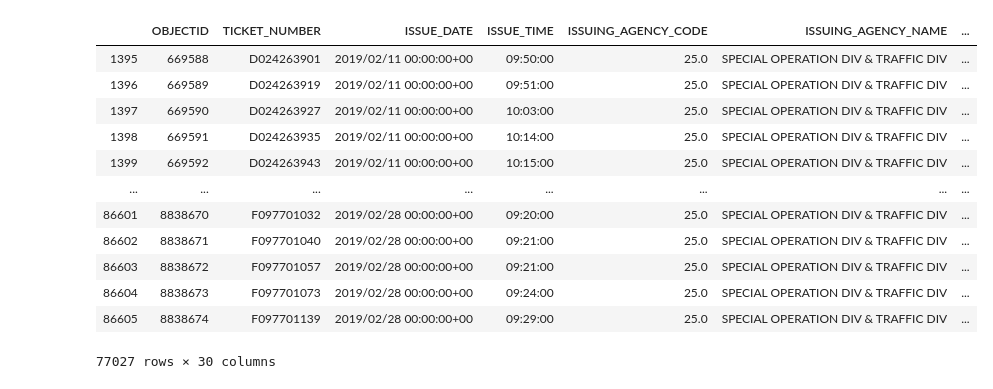
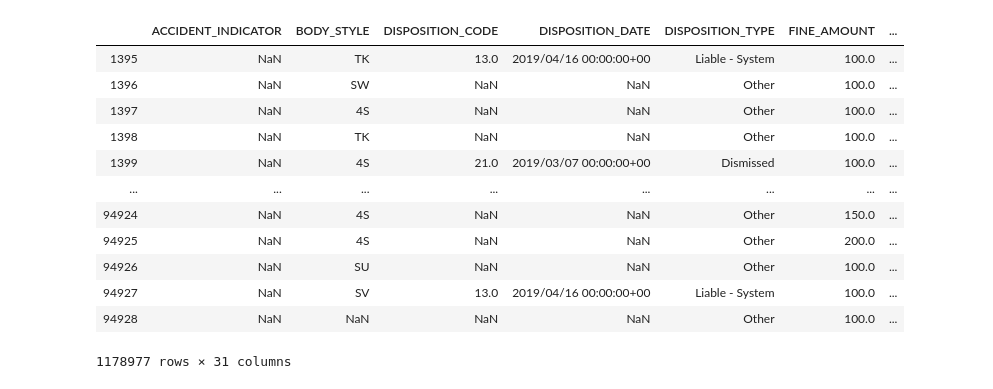
Before and after one commit to carlykelly/Traffic_Project, a Jupyter notebook: Traffic_Data.ipynb, the cells around one changed output. Cells and saved outputs as stored; diff of their text form; code cells hidden in the pictures.

```diff
--- a/Traffic_Data.ipynb
+++ b/Traffic_Data.ipynb
@@ -22,45 +46,49 @@ traffic = pd.read_csv(f"Traffic_Monthly_Data/Moving_Violations_Issued_in_Februar
 # %%
 #Turning each traffic csv into a dataframe
 traffic_df = pd.DataFrame(traffic)
-#traffic2_df = pd.DataFrame(traffic2)
-#traffic3_df = pd.DataFrame(traffic3)
-#traffic4_df = pd.DataFrame(traffic4)
-#traffic5_df = pd.DataFrame(traffic5)
-#traffic6_df = pd.DataFrame(traffic6)
-#traffic7_df = pd.DataFrame(traffic7)
-#traffic7_df = pd.DataFrame(traffic7)
-#traffic8_df = pd.DataFrame(traffic8)
-#traffic9_df = pd.DataFrame(traffic9)
+traffic2_df = pd.DataFrame(traffic2)
+traffic3_df = pd.DataFrame(traffic3)
+traffic4_df = pd.DataFrame(traffic4)
+traffic5_df = pd.DataFrame(traffic5)
+traffic6_df = pd.DataFrame(traffic6)
+traffic7_df = pd.DataFrame(traffic7)
+traffic8_df = pd.DataFrame(traffic8)
+traffic9_df = pd.DataFrame(traffic9)
+traffic10_df = pd.DataFrame(traffic10)
+traffic11_df = pd.DataFrame(traffic11)
+traffic12_df = pd.DataFrame(traffic12)
 
-#traffic_df = pd.concat([traffic_df, traffic2_df], sort = True)
-#traffic_df = pd.concat([traffic_df, traffic3_df], sort = True)
-#traffic_df = pd.concat([traffic_df, traffic4_df], sort = True)
-#traffic_df = pd.concat([traffic_df, traffic5_df], sort = True)
-#traffic_df = pd.concat([traffic_df, traffic6_df], sort = True)
-#traffic_df = pd.concat([traffic_df, traffic7_df], sort = True)
-#traffic_df = pd.concat([traffic_df, traffic8_df], sort = True)
-#traffic_df = pd.concat([traffic_df, traffic9_df], sort = True)
+traffic_df = pd.concat([traffic_df, traffic2_df], sort = True)
+traffic_df = pd.concat([traffic_df, traffic3_df], sort = True)
+traffic_df = pd.concat([traffic_df, traffic4_df], sort = True)
+traffic_df = pd.concat([traffic_df, traffic5_df], sort = True)
+traffic_df = pd.concat([traffic_df, traffic6_df], sort = True)
+traffic_df = pd.concat([traffic_df, traffic7_df], sort = True)
+traffic_df = pd.concat([traffic_df, traffic8_df], sort = True)
+traffic_df = pd.concat([traffic_df, traffic9_df], sort = True)
+traffic_df = pd.concat([traffic_df, traffic10_df], sort = True)
+traffic_df = pd.concat([traffic_df, traffic11_df], sort = True)
+traffic_df = pd.concat([traffic_df, traffic12_df], sort = True)
 traffic_cams = traffic_df[traffic_df['LOCATION'].str.contains("s/b") | traffic_df['LOCATION'].str.contains("n/b") |
                          traffic_df['LOCATION'].str.contains("sw/b") |traffic_df['LOCATION'].str.contains("nw/b") |
                          traffic_df['LOCATION'].str.contains("e/b") |traffic_df['LOCATION'].str.contains("w/b") |
                          traffic_df['LOCATION'].str.contains("se/b") |traffic_df['LOCATION'].str.contains("sw/b") ]
-                          #traffic_df['LOCATION'].str.contains("S/B") ]
 
 traffic_cams
 # %% [output]
-|  | OBJECTID | TICKET_NUMBER | ISSUE_DATE | ISSUE_TIME | ISSUING_AGENCY_CODE | ISSUING_AGENCY_NAME | ... |
-| 1395 | 669588 | D024263901 | 2019/02/11 00:00:00+00 | 09:50:00 | 25.0 | SPECIAL OPERATION DIV & TRAFFIC DIV | ... |
-| 1396 | 669589 | D024263919 | 2019/02/11 00:00:00+00 | 09:51:00 | 25.0 | SPECIAL OPERATION DIV & TRAFFIC DIV | ... |
-| 1397 | 669590 | D024263927 | 2019/02/11 00:00:00+00 | 10:03:00 | 25.0 | SPECIAL OPERATION DIV & TRAFFIC DIV | ... |
-| 1398 | 669591 | D024263935 | 2019/02/11 00:00:00+00 | 10:14:00 | 25.0 | SPECIAL OPERATION DIV & TRAFFIC DIV | ... |
-| 1399 | 669592 | D024263943 | 2019/02/11 00:00:00+00 | 10:15:00 | 25.0 | SPECIAL OPERATION DIV & TRAFFIC DIV | ... |
+|  | ACCIDENT_INDICATOR | BODY_STYLE | DISPOSITION_CODE | DISPOSITION_DATE | DISPOSITION_TYPE | FINE_AMOUNT | ... |
+| 1395 | NaN | TK | 13.0 | 2019/04/16 00:00:00+00 | Liable - System | 100.0 | ... |
+| 1396 | NaN | SW | NaN | NaN | Other | 100.0 | ... |
+| 1397 | NaN | 4S | NaN | NaN | Other | 100.0 | ... |
+| 1398 | NaN | TK | NaN | NaN | Other | 100.0 | ... |
+| 1399 | NaN | 4S | 21.0 | 2019/03/07 00:00:00+00 | Dismissed | 100.0 | ... |
 | ... | ... | ... | ... | ... | ... | ... | ... |
-| 86601 | 8838670 | F097701032 | 2019/02/28 00:00:00+00 | 09:20:00 | 25.0 | SPECIAL OPERATION DIV & TRAFFIC DIV | ... |
-| 86602 | 8838671 | F097701040 | 2019/02/28 00:00:00+00 | 09:21:00 | 25.0 | SPECIAL OPERATION DIV & TRAFFIC DIV | ... |
-| 86603 | 8838672 | F097701057 | 2019/02/28 00:00:00+00 | 09:21:00 | 25.0 | SPECIAL OPERATION DIV & TRAFFIC DIV | ... |
-| 86604 | 8838673 | F097701073 | 2019/02/28 00:00:00+00 | 09:24:00 | 25.0 | SPECIAL OPERATION DIV & TRAFFIC DIV | ... |
-| 86605 | 8838674 | F097701139 | 2019/02/28 00:00:00+00 | 09:29:00 | 25.0 | SPECIAL OPERATION DIV & TRAFFIC DIV | ... |
+| 94924 | NaN | 4S | NaN | NaN | Other | 150.0 | ... |
+| 94925 | NaN | 4S | NaN | NaN | Other | 200.0 | ... |
+| 94926 | NaN | SU | NaN | NaN | Other | 100.0 | ... |
+| 94927 | NaN | SV | 13.0 | 2019/04/16 00:00:00+00 | Liable - System | 100.0 | ... |
+| 94928 | NaN | NaN | NaN | NaN | Other | 100.0 | ... |
-77027 rows × 30 columns
+1178977 rows × 31 columns
 # %%
 traffic_cams.columns
 # %% [output]
```
Also changed, not shown: parts of 27 cells of this notebook, 5 other files.
